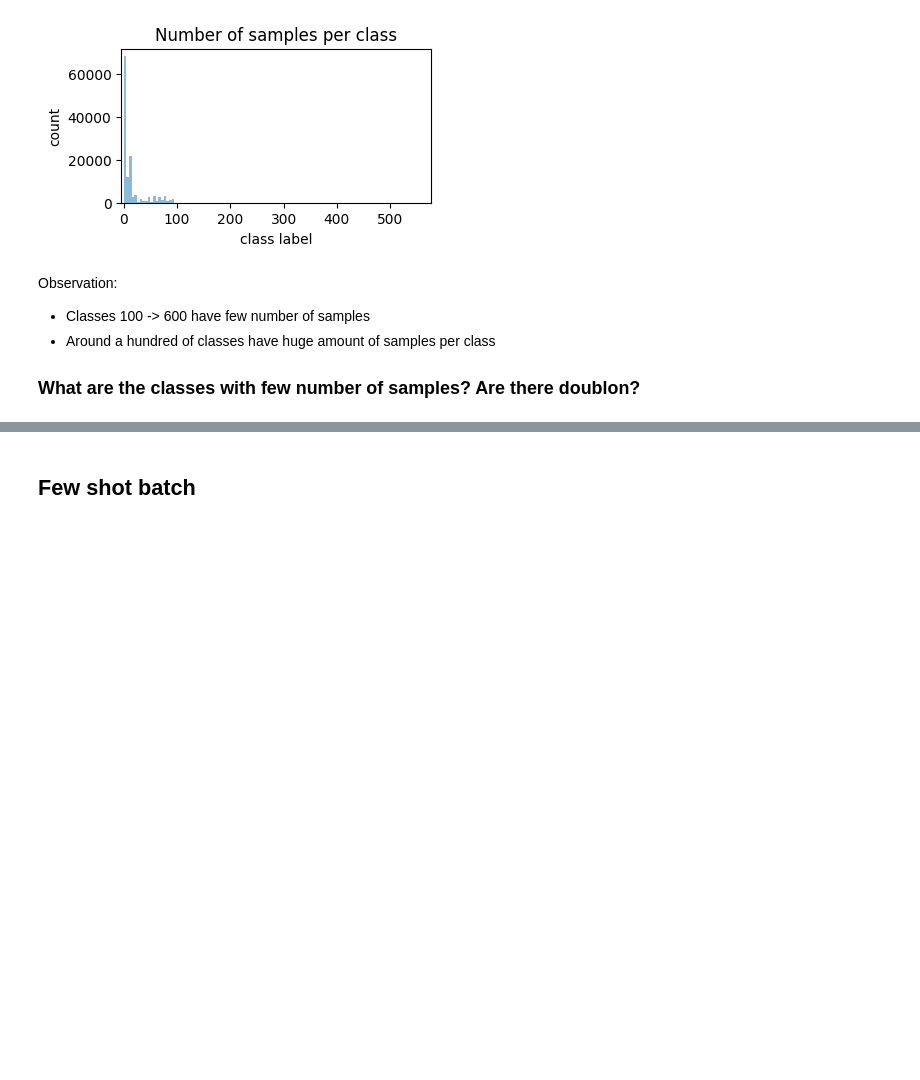
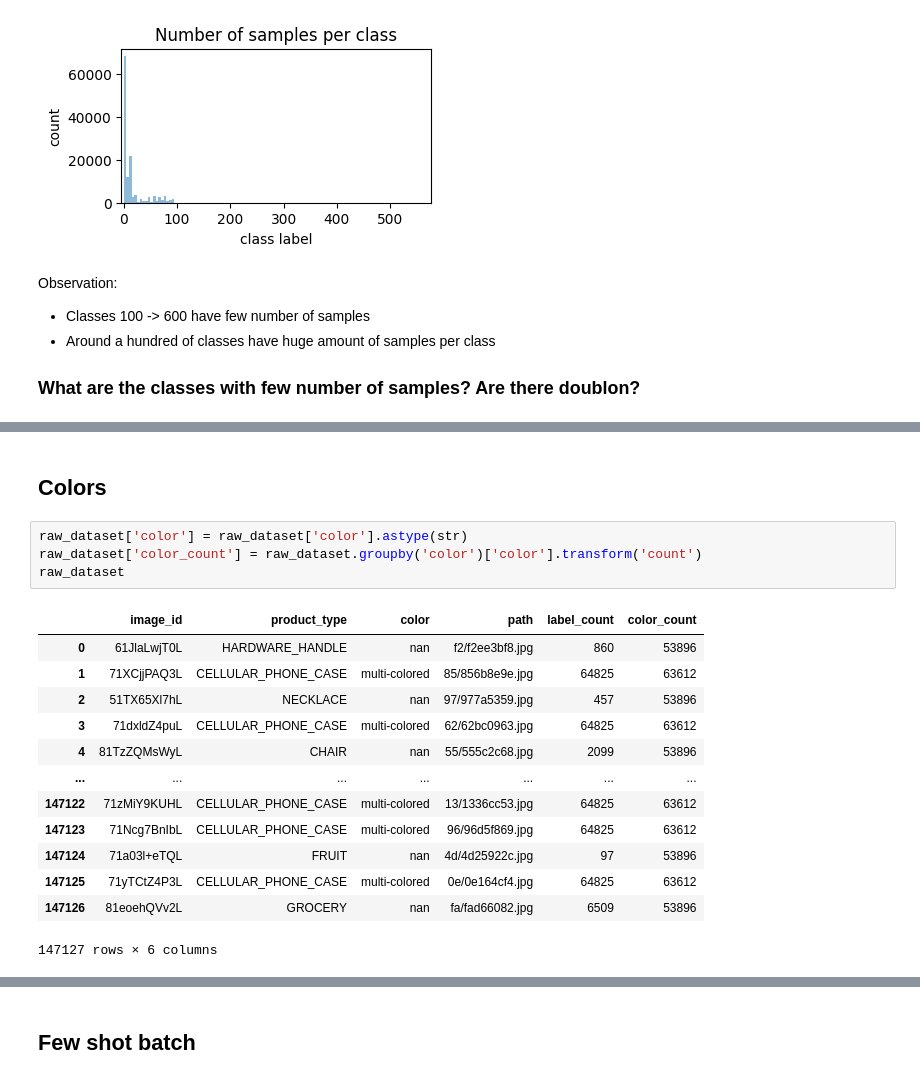
Before and after one commit to sicara/few-shot-style-transfer, a Jupyter notebook: explore_dataset_class.ipynb, the cells around one changed output, grey strips where cells are left out. Cells and saved outputs as stored; diff of their text form; blank space fills up the shorter version.

```diff
--- a/explore_dataset_class.ipynb
+++ b/explore_dataset_class.ipynb
@@ -56,0 +91,20 @@ Observation:
+# %% [markdown]
+## Colors
+# %%
+raw_dataset['color'] = raw_dataset['color'].astype(str)
+raw_dataset['color_count'] = raw_dataset.groupby('color')['color'].transform('count')
+raw_dataset
+# %% [output]
+|  | image_id | product_type | color | path | label_count | color_count |
+| 0 | 61JlaLwjT0L | HARDWARE_HANDLE | nan | f2/f2ee3bf8.jpg | 860 | 53896 |
+| 1 | 71XCjjPAQ3L | CELLULAR_PHONE_CASE | multi-colored | 85/856b8e9e.jpg | 64825 | 63612 |
+| 2 | 51TX65Xl7hL | NECKLACE | nan | 97/977a5359.jpg | 457 | 53896 |
+| 3 | 71dxldZ4puL | CELLULAR_PHONE_CASE | multi-colored | 62/62bc0963.jpg | 64825 | 63612 |
+| 4 | 81TzZQMsWyL | CHAIR | nan | 55/555c2c68.jpg | 2099 | 53896 |
+| ... | ... | ... | ... | ... | ... | ... |
+| 147122 | 71zMiY9KUHL | CELLULAR_PHONE_CASE | multi-colored | 13/1336cc53.jpg | 64825 | 63612 |
+| 147123 | 71Ncg7BnIbL | CELLULAR_PHONE_CASE | multi-colored | 96/96d5f869.jpg | 64825 | 63612 |
+| 147124 | 71a03l+eTQL | FRUIT | nan | 4d/4d25922c.jpg | 97 | 53896 |
+| 147125 | 71yTCtZ4P3L | CELLULAR_PHONE_CASE | multi-colored | 0e/0e164cf4.jpg | 64825 | 63612 |
+| 147126 | 81eoehQVv2L | GROCERY | nan | fa/fad66082.jpg | 6509 | 53896 |
+147127 rows × 6 columns
```
Also changed, not shown: parts of 9 cells of this notebook.
